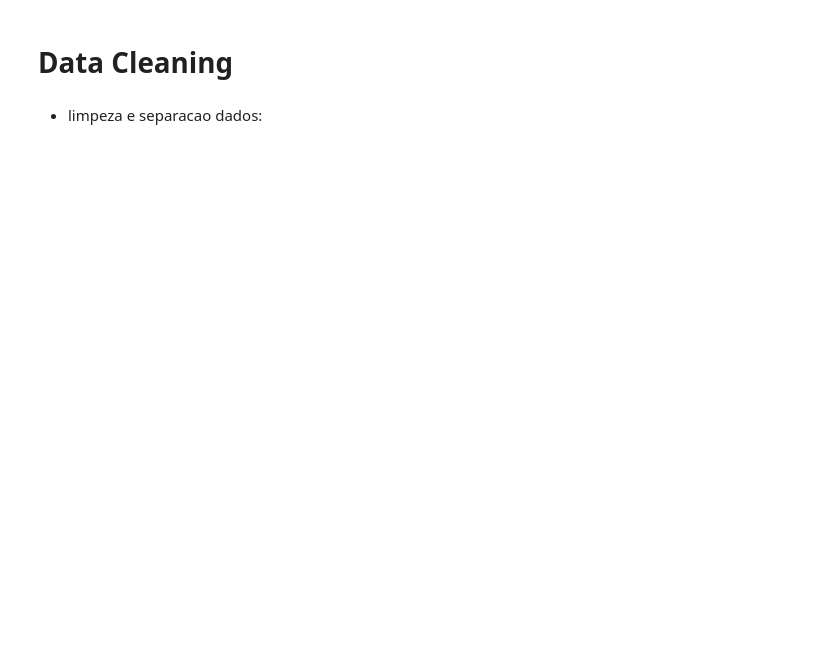
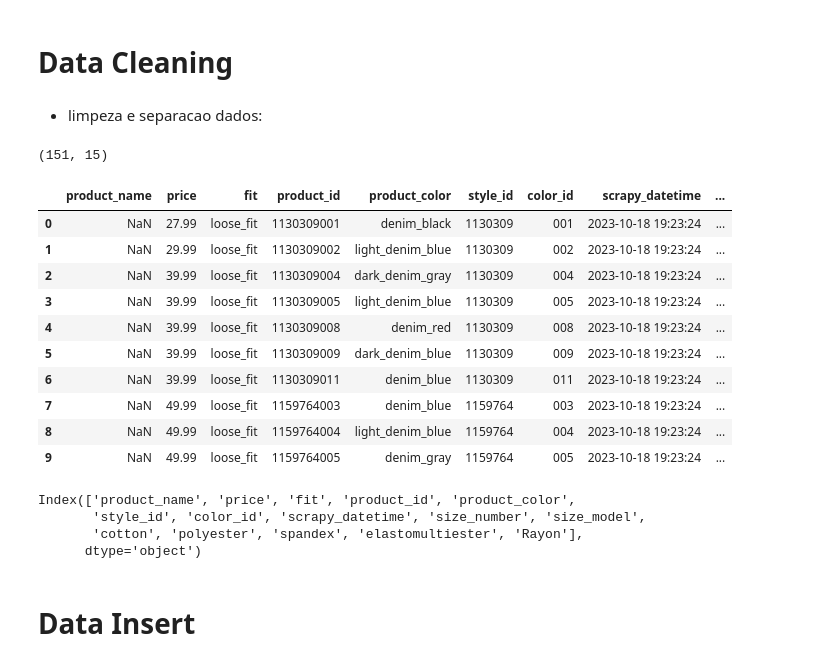
Before and after one commit to HallanMiranda/ds_dev_webscraping, a Jupyter notebook: c3-disining-etl.ipynb, the cells around one changed output. Saved outputs shown, nothing was run; the diff lists cells and outputs as text; code cells hidden in the pictures; blank space fills up the shorter version.

Commit message:
insert data base

```diff
--- a/c3-disining-etl.ipynb
+++ b/c3-disining-etl.ipynb
@@ -403,0 +356,27 @@ df1[3].unique()
+# %%
+df_data.shape
+# %% [output]
+(151, 15)
+# %%
+df_data.head(10)
+# %% [output]
+|  | product_name | price | fit | product_id | product_color | style_id | color_id | scrapy_datetime | ... |
+| 0 | NaN | 27.99 | loose_fit | 1130309001 | denim_black | 1130309 | 001 | 2023-10-18 19:23:24 | ... |
+| 1 | NaN | 29.99 | loose_fit | 1130309002 | light_denim_blue | 1130309 | 002 | 2023-10-18 19:23:24 | ... |
+| 2 | NaN | 39.99 | loose_fit | 1130309004 | dark_denim_gray | 1130309 | 004 | 2023-10-18 19:23:24 | ... |
+| 3 | NaN | 39.99 | loose_fit | 1130309005 | light_denim_blue | 1130309 | 005 | 2023-10-18 19:23:24 | ... |
+| 4 | NaN | 39.99 | loose_fit | 1130309008 | denim_red | 1130309 | 008 | 2023-10-18 19:23:24 | ... |
+| 5 | NaN | 39.99 | loose_fit | 1130309009 | dark_denim_blue | 1130309 | 009 | 2023-10-18 19:23:24 | ... |
+| 6 | NaN | 39.99 | loose_fit | 1130309011 | denim_blue | 1130309 | 011 | 2023-10-18 19:23:24 | ... |
+| 7 | NaN | 49.99 | loose_fit | 1159764003 | denim_blue | 1159764 | 003 | 2023-10-18 19:23:24 | ... |
+| 8 | NaN | 49.99 | loose_fit | 1159764004 | light_denim_blue | 1159764 | 004 | 2023-10-18 19:23:24 | ... |
+| 9 | NaN | 49.99 | loose_fit | 1159764005 | denim_gray | 1159764 | 005 | 2023-10-18 19:23:24 | ... |
+# %%
+df_data.columns
+# %% [output]
+Index(['product_name', 'price', 'fit', 'product_id', 'product_color',
+       'style_id', 'color_id', 'scrapy_datetime', 'size_number', 'size_model',
+       'cotton', 'polyester', 'spandex', 'elastomultiester', 'Rayon'],
+      dtype='object')
+# %% [markdown]
+# <font color='F37126'> Data Insert</font>
```
Also changed, not shown: parts of 20 cells of this notebook.
